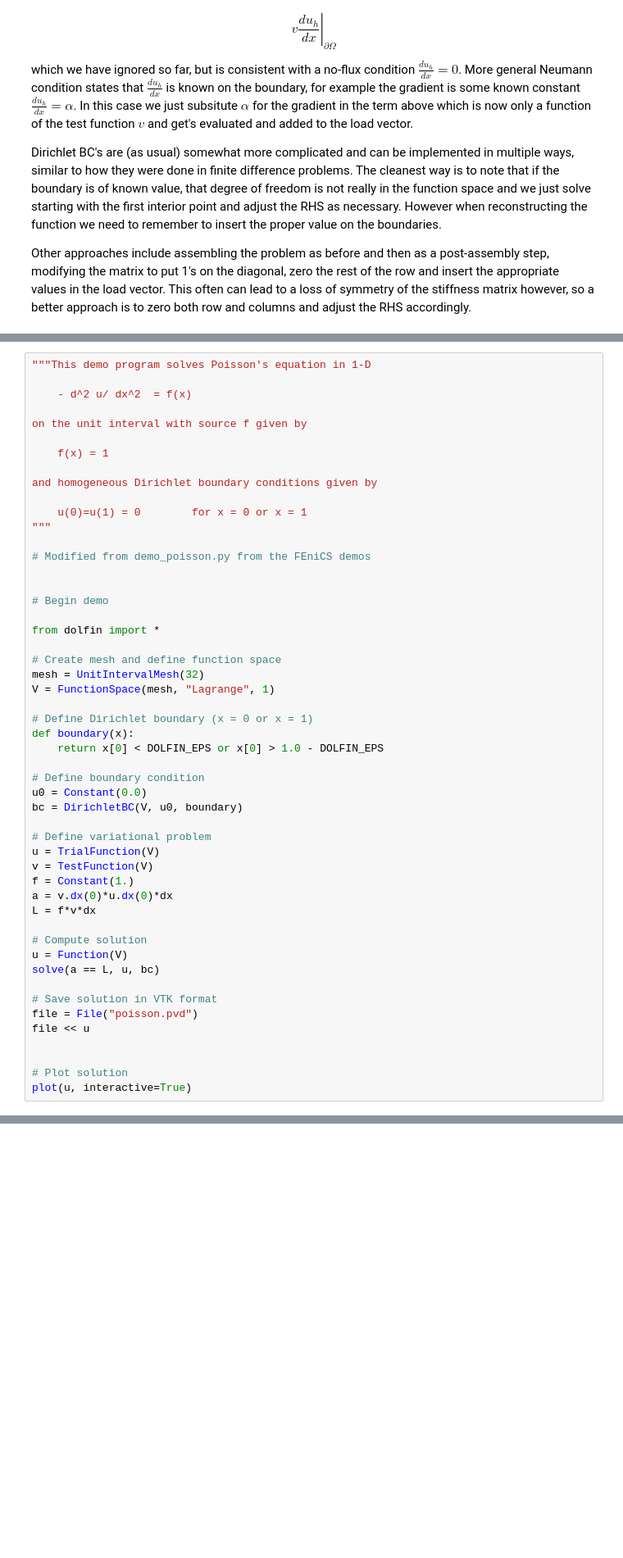
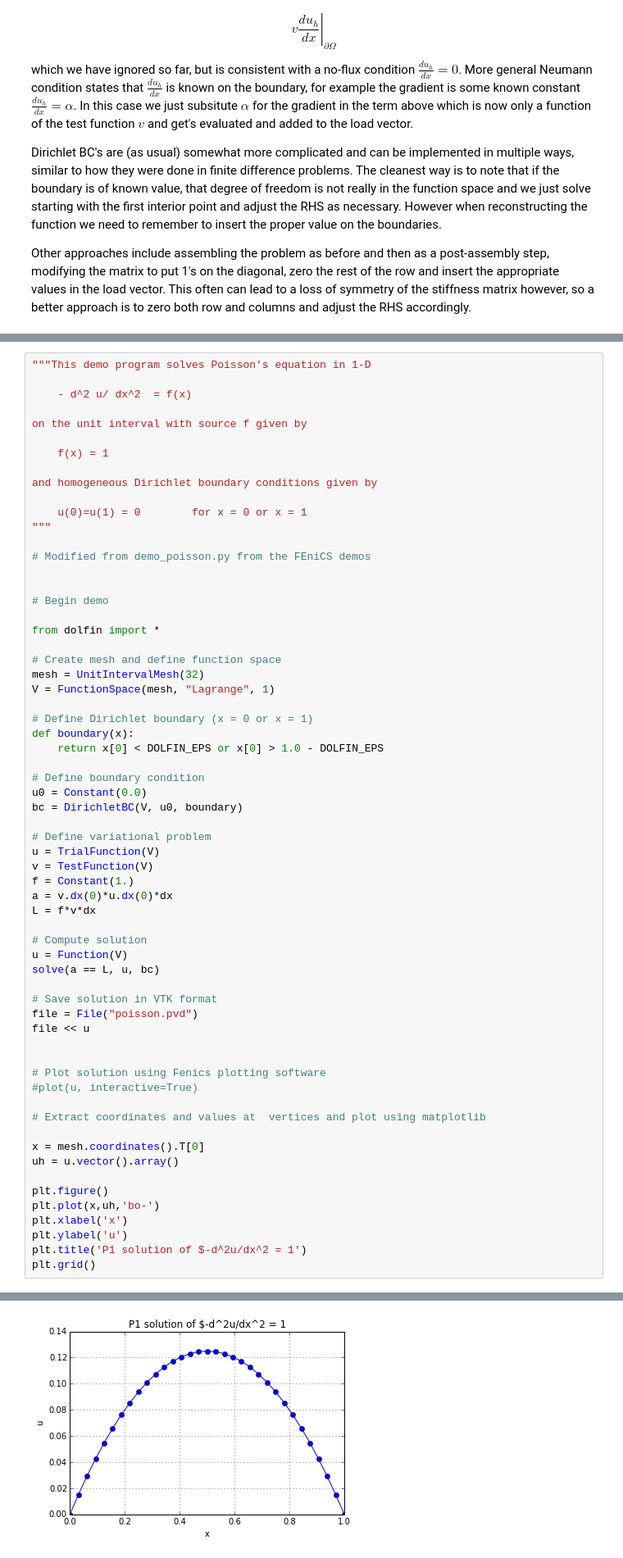
Before and after one commit to mspieg/principals-appmath, a Jupyter notebook: 15_finite_element.ipynb, the cells around one changed output, grey strips where cells are left out. Shown at 82% size. Saved outputs shown, nothing was run; the diff lists cells and outputs as text; blank space fills up the shorter version.

Commit message:
Change plotting of 1-D fenics solutions to matplotlib for inline in jupyter notebook

```diff
--- a/15_finite_element.ipynb
+++ b/15_finite_element.ipynb
@@ -770,6 +770,18 @@ file = File("poisson.pvd")
 file << u
 
 
-# Plot solution
-plot(u, interactive=True)
+# Plot solution using Fenics plotting software
+#plot(u, interactive=True)
+
+# Extract coordinates and values at  vertices and plot using matplotlib
+
+x = mesh.coordinates().T[0]
+uh = u.vector().array()
+
+plt.figure()
+plt.plot(x,uh,'bo-')
+plt.xlabel('x')
+plt.ylabel('u')
+plt.title('P1 solution of $-d^2u/dx^2 = 1')
+plt.grid()
 # %% [output]
@@ -777,3 +788,4 @@ plot(u, interactive=True)
+[figure, added]
 # %% [markdown]
 And here is the same problem but with a Neumann BC on the right hand side such that $du_h/dx = \alpha$ which simply adds one more term to  the Linear form which comes from the surface integrals of the bilinear form
 # %%
```
Also changed, not shown: parts of 1 cell of this notebook.
